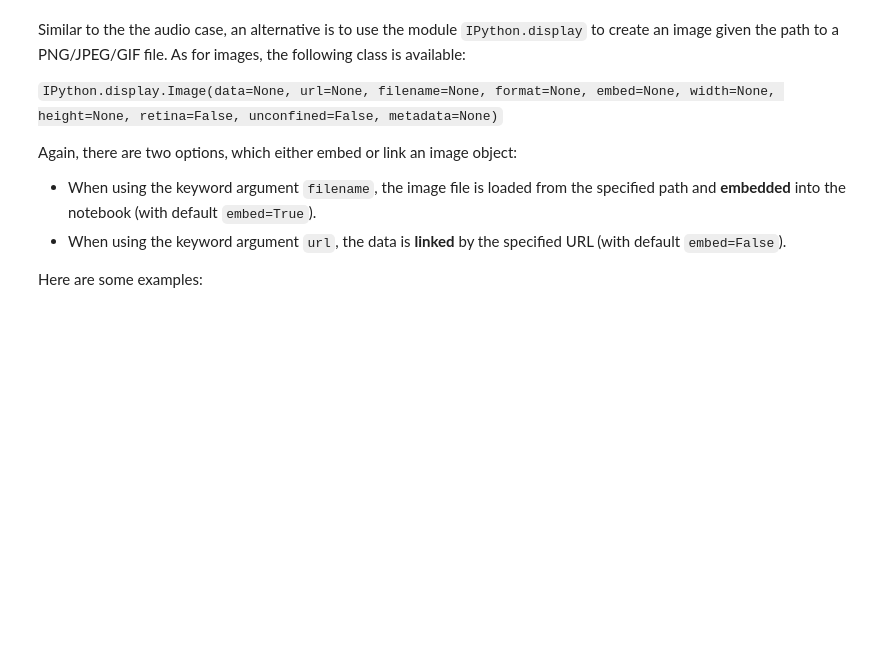
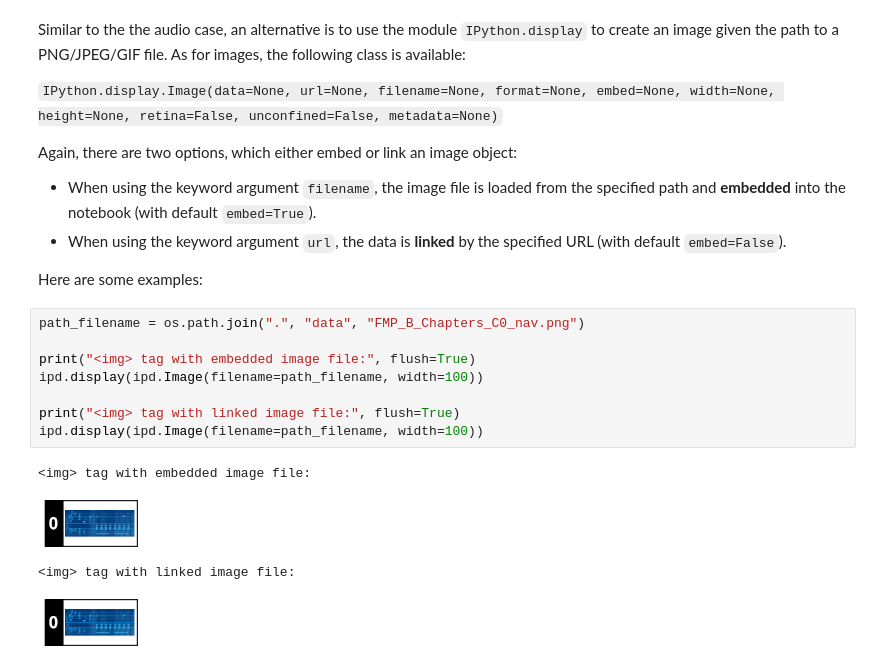
Before and after one commit to rahiakela/audio-processing-research-and-practice, a Jupyter notebook: fundamentals-of-music-processing/01-basics/01_multimedia_basics.ipynb, the cells around one changed output. Cells and saved outputs as stored; diff of their text form; blank space fills up the shorter version.

```diff
--- a/fundamentals-of-music-processing/01-basics/01_multimedia_basics.ipynb
+++ b/fundamentals-of-music-processing/01-basics/01_multimedia_basics.ipynb
@@ -146,3 +163,16 @@ Again, there are two options, which either embed or link an image object:
 * When using the keyword argument `url`, the data is **linked** by the specified URL (with default `embed=False`).
 
 Here are some examples:
+# %%
+path_filename = os.path.join(".", "data", "FMP_B_Chapters_C0_nav.png")
+
+print("<img> tag with embedded image file:", flush=True)
+ipd.display(ipd.Image(filename=path_filename, width=100))
+
+print("<img> tag with linked image file:", flush=True)
+ipd.display(ipd.Image(filename=path_filename, width=100))
+# %% [output]
+<img> tag with embedded image file:
+[figure, added]
+<img> tag with linked image file:
+[figure, added]
```
Also changed, not shown: parts of 19 cells of this notebook.
